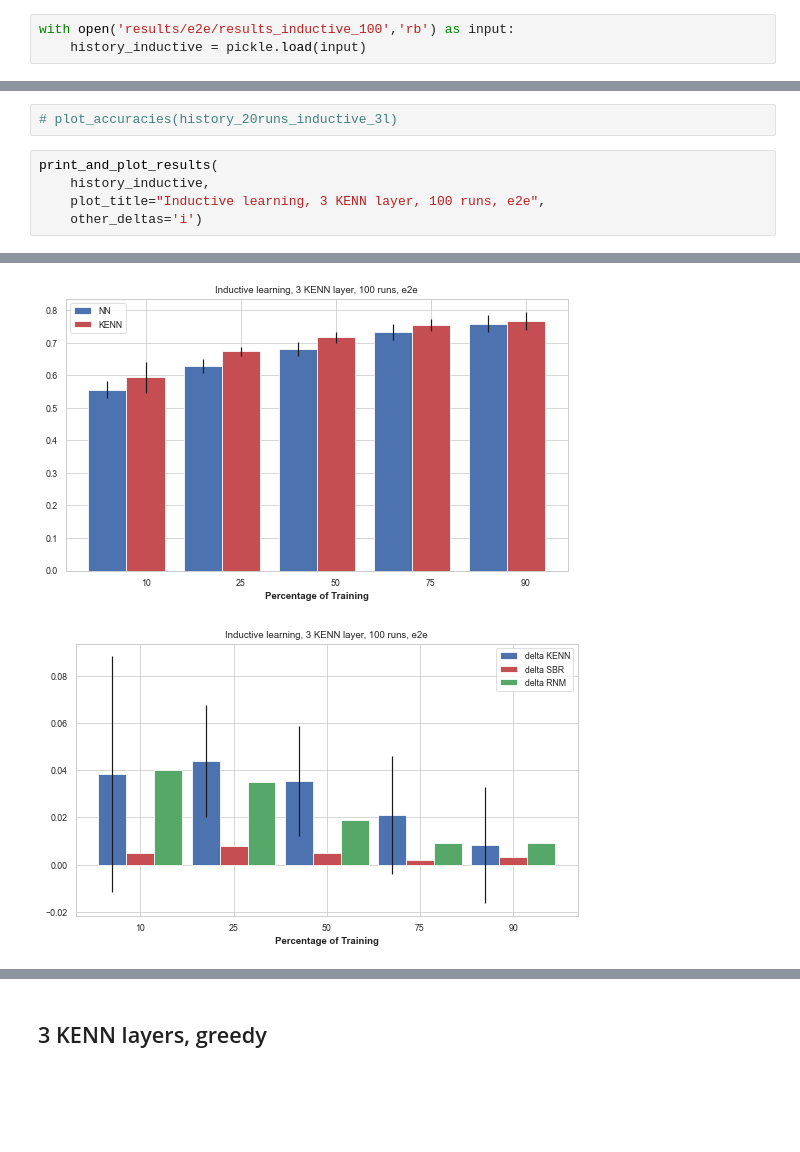
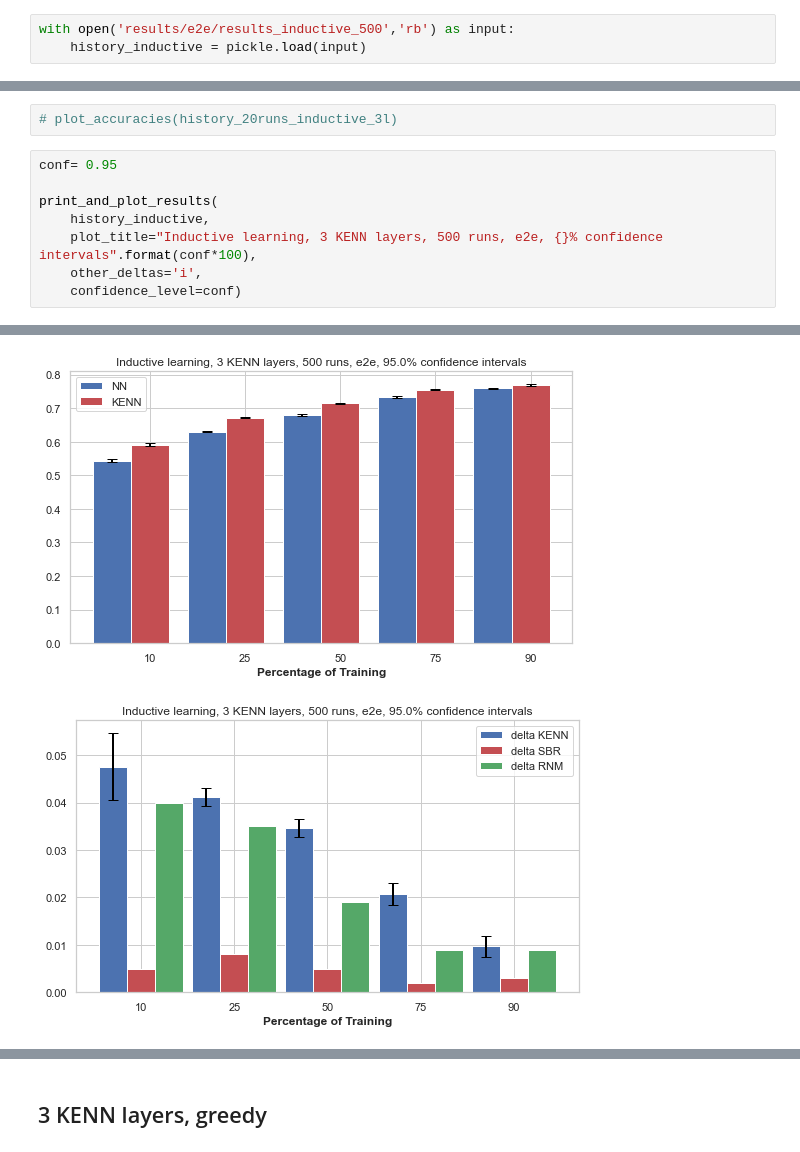
Before and after one commit to rmazzier/KENN-Citeseer-Experiments, a Jupyter notebook: final_results.ipynb, the cells around one changed output, grey strips where cells are left out. Saved outputs shown, nothing was run; the diff lists cells and outputs as text; blank space fills up the shorter version.

Commit message:
add p values, CI and 500 runs results

```diff
--- a/final_results.ipynb
+++ b/final_results.ipynb
@@ -12,16 +12,19 @@ import pickle
 # %% [markdown]
 ## 3 KENN layers, e2e
 # %%
-with open('results/e2e/results_inductive_100','rb') as input:
+with open('results/e2e/results_inductive_500','rb') as input:
     history_inductive = pickle.load(input)
 # %%
 # plot_losses(history_100runs_inductive_3l)
 # %%
 # plot_accuracies(history_20runs_inductive_3l)
 # %%
+conf= 0.95
+
 print_and_plot_results(
     history_inductive,
-    plot_title="Inductive learning, 3 KENN layer, 100 runs, e2e",
-    other_deltas='i')
+    plot_title="Inductive learning, 3 KENN layers, 500 runs, e2e, {}% confidence intervals".format(conf*100),
+    other_deltas='i',
+    confidence_level=conf)
 # %% [output]
 == 10% ==
@@ -44,5 +47,5 @@ Test Accuracy std:      NN = 0.027193; KENN = 0.028457
-[figure, old version]
+[figure, new version]
-[figure, old version]
+[figure, new version]
 # %%
 plot_histograms(history_inductive, bw=0.6, bins=40)
 # %% [output]
```
Also changed, not shown: parts of 14 cells of this notebook, 8 other files.
